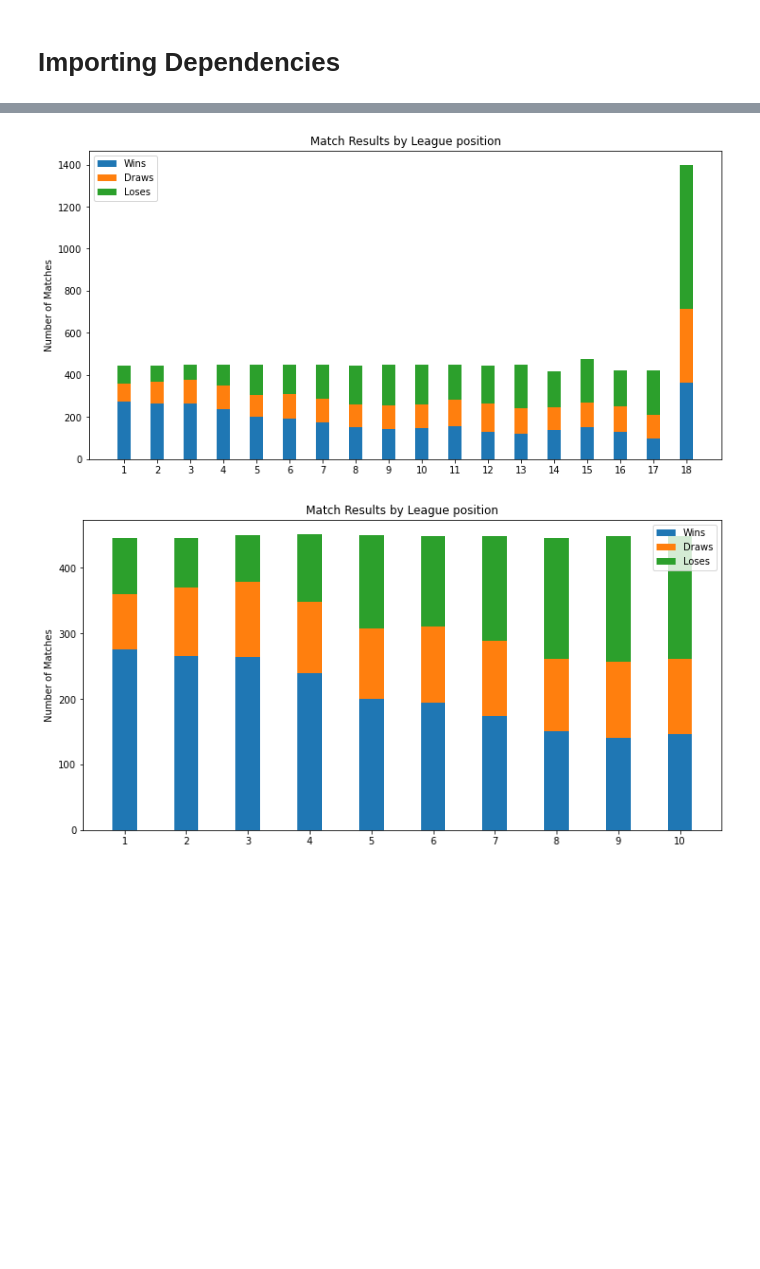
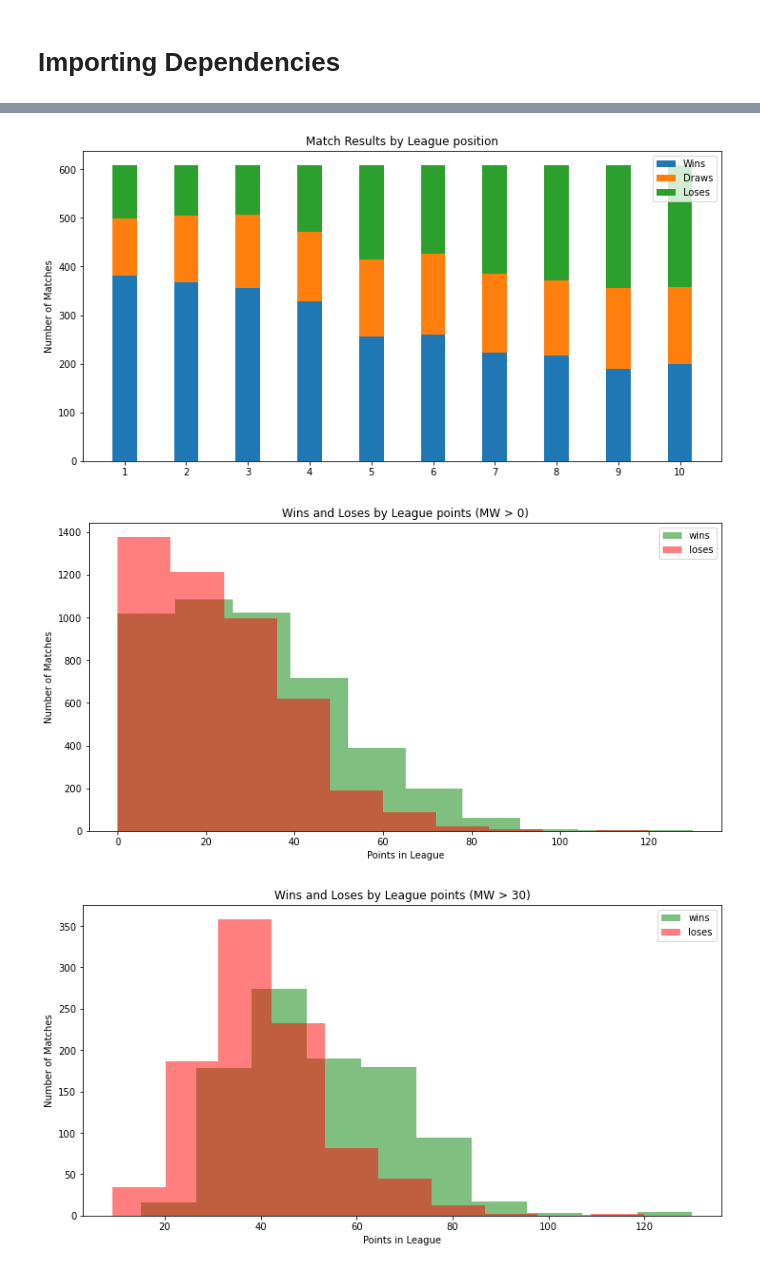
Before and after one commit to Rui-FMF/TAA_1, a Jupyter notebook: football_prediction.ipynb, the cells around one changed output, grey strips where cells are left out. Cells and saved outputs as stored; diff of their text form; code cells hidden in the pictures; blank space fills up the shorter version.

Commit message:
more charts + normalization

```diff
--- a/football_prediction.ipynb
+++ b/football_prediction.ipynb
@@ -87,57 +91,69 @@ wins = np.zeros(18)
 draws = np.zeros(18)
 loses = np.zeros(18)
 
 
 for index, row in data.iterrows():
-    if row['MW']>10:
-        if row['FTR']=='H':
-            wins[int(row['HomeTeamLP'])-1]+=1
-            loses[int(row['AwayTeamLP'])-1]+=1
-        elif row['FTR']=='A':
-            loses[int(row['HomeTeamLP'])-1]+=1
-            wins[int(row['AwayTeamLP'])-1]+=1
-        else:
-            draws[int(row['HomeTeamLP'])-1]+=1
-            draws[int(row['AwayTeamLP'])-1]+=1
-
-fig, ax = plt.subplots()
-width = 0.4
-
-ax.bar(labels, wins, width, label='Wins')
-ax.bar(labels, draws, width, bottom=wins,
-       label='Draws')
-ax.bar(labels, loses, width, bottom=wins+draws,
-       label='Loses')
-
-ax.set_ylabel('Number of Matches')
-ax.set_title('Match Results by League position')
-ax.legend()
-
-plt.show()
+    if row['FTR']=='H':
+        wins[int(row['HomeTeamLP'])-1]+=1
+        loses[int(row['AwayTeamLP'])-1]+=1
+    elif row['FTR']=='A':
+        loses[int(row['HomeTeamLP'])-1]+=1
+        wins[int(row['AwayTeamLP'])-1]+=1
+    else:
+        draws[int(row['HomeTeamLP'])-1]+=1
+        draws[int(row['AwayTeamLP'])-1]+=1
 
 # O dataset tem uma cena estranha, bué equipas na posição 18, mesmo que faça só apartir de MW 10
 
 labels = labels[0:10]
 wins = wins[0:10]
 draws = draws[0:10]
 loses = loses[0:10]
 
 fig, ax = plt.subplots()
 width = 0.4
 
 ax.bar(labels, wins, width, label='Wins')
 ax.bar(labels, draws, width, bottom=wins,
        label='Draws')
 ax.bar(labels, loses, width, bottom=wins+draws,
        label='Loses')
 
 ax.set_ylabel('Number of Matches')
 ax.set_title('Match Results by League position')
 ax.legend()
 
 plt.show()
+
+
+# Points in league vs wins
+def gen_hist(mw):
+    hist_wins = []
+    hist_loses = []
+
+    for index, row in data.iterrows():
+        if row['MW'] > mw:
+            if row['FTR']=='H':
+                hist_wins.append(row['HTP'])
+                hist_loses.append(row['ATP'])
+            elif row['FTR']=='A':
+                hist_wins.append(row['ATP'])
+                hist_loses.append(row['HTP'])
+
+
+    plt.hist(hist_wins, color='green', alpha=0.5, label='wins')
+    plt.hist(hist_loses, color='red', alpha=0.5, label='loses')
+    plt.legend(loc='upper right')
+    plt.xlabel("Points in League")
+    plt.ylabel("Number of Matches")
+    plt.title("Wins and Loses by League points (MW > "+ str(mw)+")")
+    plt.show()
+
+gen_hist(0)
+gen_hist(30)
 # %% [output]
 [figure]
 [figure]
-[figure, old version]
+[figure, new version]
-[figure, old version]
+[figure, new version]
+[figure, added]
```
Also changed, not shown: parts of 6 cells of this notebook.
